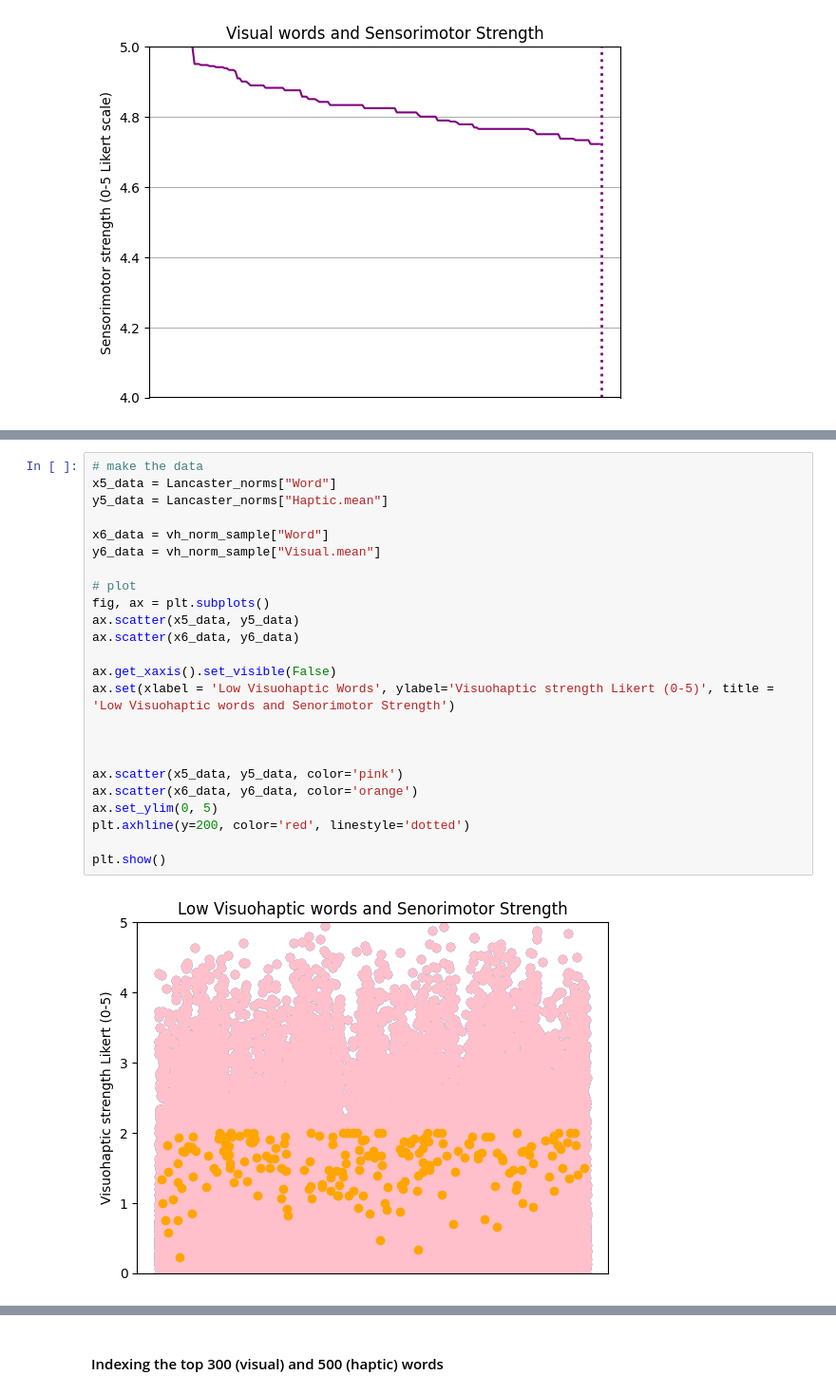
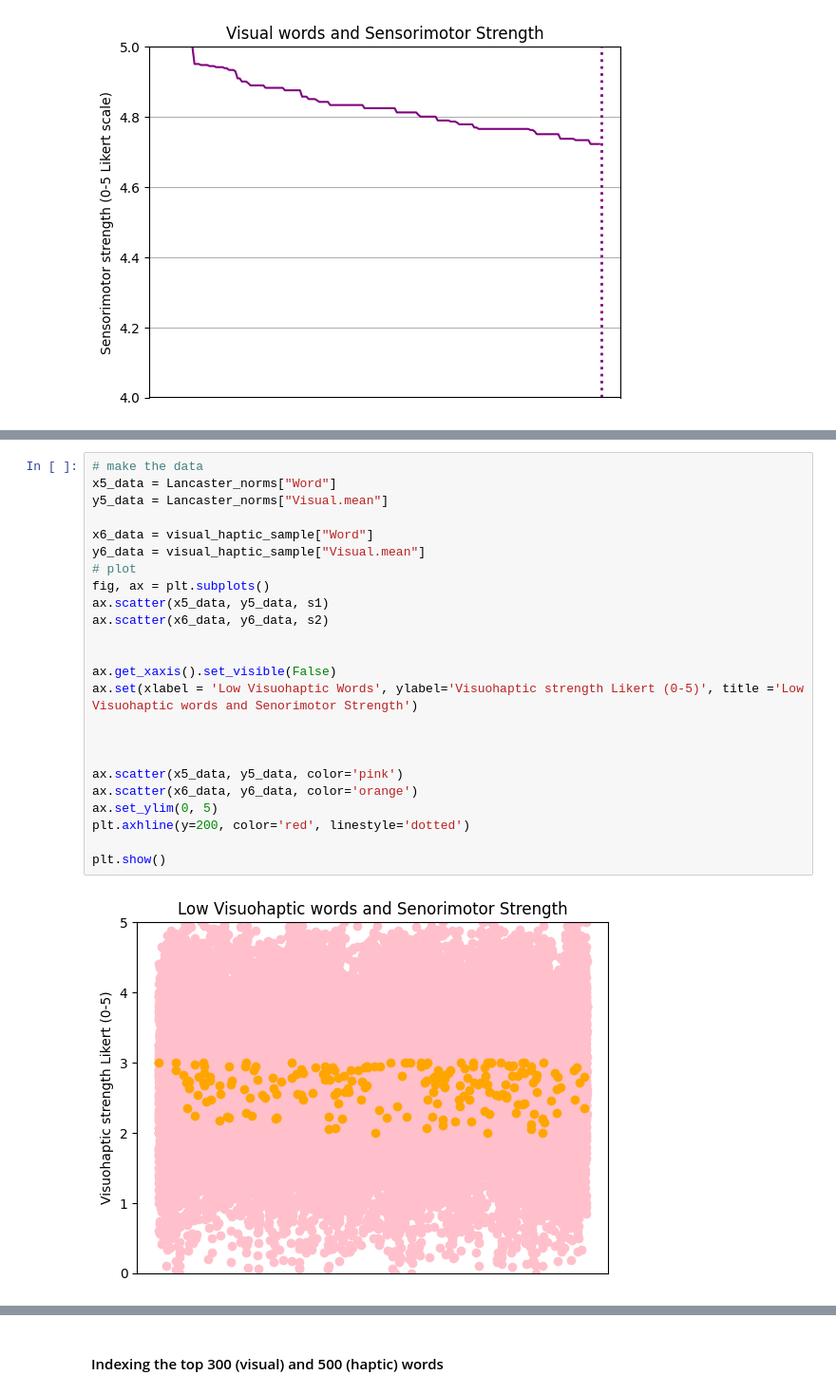
Before and after one commit to soniasola00/SpanLancasterNorm, a Jupyter notebook: Sonia3.ipynb, the cells around one changed output, grey strips where cells are left out. Shown at 95% size. Cells and saved outputs as stored; diff of their text form.

```diff
--- a/Sonia3.ipynb
+++ b/Sonia3.ipynb
@@ -457,26 +428,26 @@ plt.show()
 # %%
 # make the data
 x5_data = Lancaster_norms["Word"]
-y5_data = Lancaster_norms["Haptic.mean"]
+y5_data = Lancaster_norms["Visual.mean"]
 
-x6_data = vh_norm_sample["Word"]
-y6_data = vh_norm_sample["Visual.mean"]
-
+x6_data = visual_haptic_sample["Word"]
+y6_data = visual_haptic_sample["Visual.mean"]
 # plot
 fig, ax = plt.subplots()
-ax.scatter(x5_data, y5_data)
-ax.scatter(x6_data, y6_data)
+ax.scatter(x5_data, y5_data, s1)
+ax.scatter(x6_data, y6_data, s2)
+
 
 ax.get_xaxis().set_visible(False)
-ax.set(xlabel = 'Low Visuohaptic Words', ylabel='Visuohaptic strength Likert (0-5)', title = 'Low Visuohaptic words and Senorimotor Strength')
+ax.set(xlabel = 'Low Visuohaptic Words', ylabel='Visuohaptic strength Likert (0-5)', title ='Low Visuohaptic words and Senorimotor Strength')
 
 
 
 ax.scatter(x5_data, y5_data, color='pink')
 ax.scatter(x6_data, y6_data, color='orange')
 ax.set_ylim(0, 5)
 plt.axhline(y=200, color='red', linestyle='dotted')
 
 plt.show()
 # %% [output]
-[figure, old version]
+[figure, new version]
```
Also changed, not shown: parts of 7 cells of this notebook.
